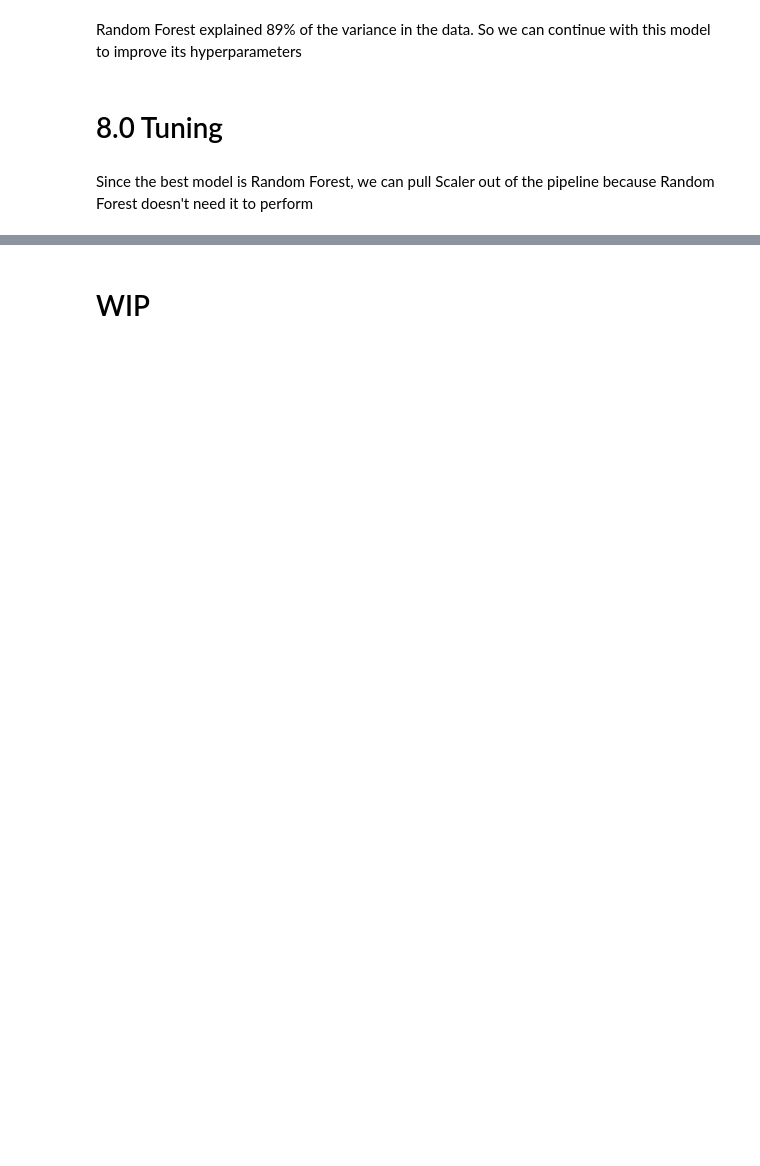
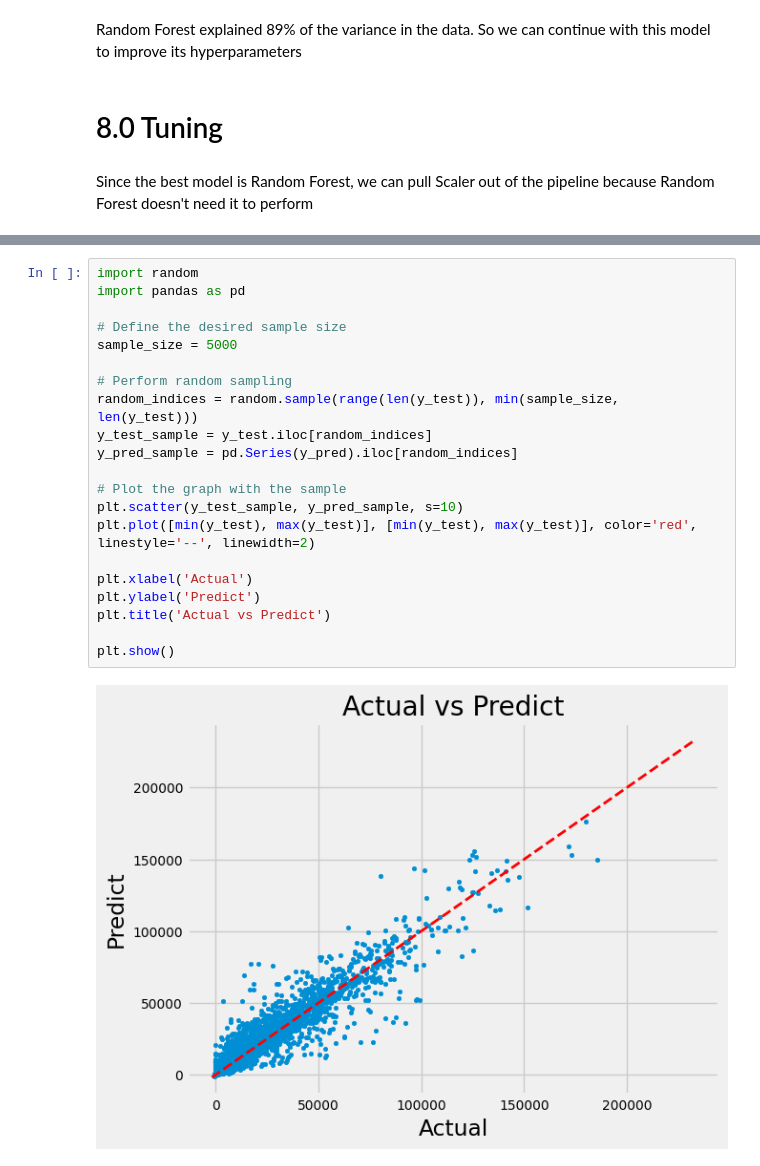
Before and after one commit to YuriCatramby/ds-reg-sales-forecast, a Jupyter notebook: ds-reg-sales-forecasting.ipynb, the cells around one changed output, grey strips where cells are left out. Cells and saved outputs as stored; diff of their text form; blank space fills up the shorter version.

```diff
--- a/ds-reg-sales-forecasting.ipynb
+++ b/ds-reg-sales-forecasting.ipynb
@@ -833,2 +839,23 @@ metric_df
-# %% [markdown]
-# WIP
+# %%
+import random
+import pandas as pd
+
+# Define the desired sample size
+sample_size = 5000
+
+# Perform random sampling
+random_indices = random.sample(range(len(y_test)), min(sample_size, len(y_test)))
+y_test_sample = y_test.iloc[random_indices]
+y_pred_sample = pd.Series(y_pred).iloc[random_indices]
+
+# Plot the graph with the sample
+plt.scatter(y_test_sample, y_pred_sample, s=10)
+plt.plot([min(y_test), max(y_test)], [min(y_test), max(y_test)], color='red', linestyle='--', linewidth=2)
+
+plt.xlabel('Actual')
+plt.ylabel('Predict')
+plt.title('Actual vs Predict')
+
+plt.show()
+# %% [output]
+[figure, added]
```
Also changed, not shown: parts of 6 cells of this notebook.
